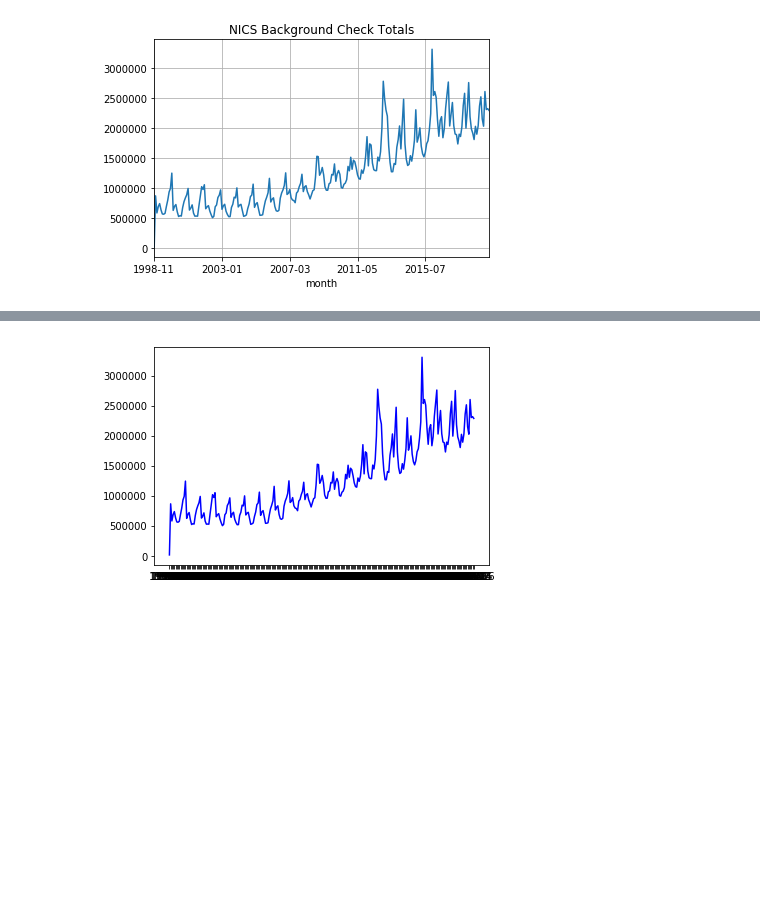
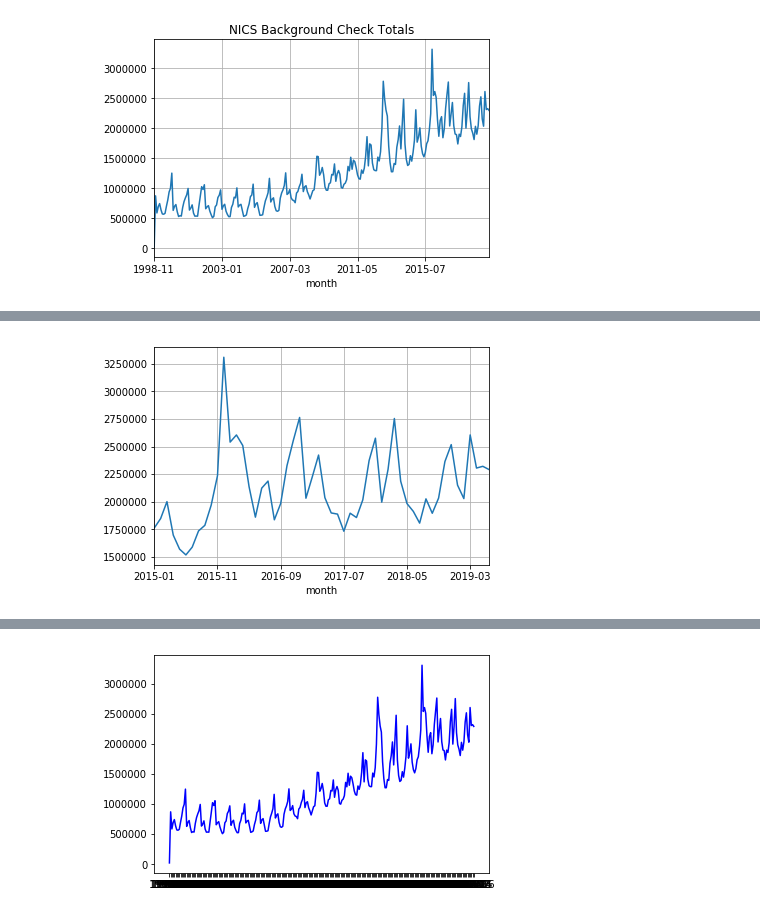
Before and after one commit to vabigdatamover/dream-team, a Jupyter notebook: GraphingFirearms_v1_Mike.ipynb, the cells around one changed output, grey strips where cells are left out. Saved outputs shown, nothing was run; the diff lists cells and outputs as text; code cells hidden in the pictures; blank space fills up the shorter version.

```diff
--- a/GraphingFirearms_v1_Mike.ipynb
+++ b/GraphingFirearms_v1_Mike.ipynb
@@ -79,0 +99,3 @@ plt.savefig('output/t_chk_per_month.png', bbox_inches="tight")
+# %%
+bct_range = bct_data[(bct_data['month'] >='2015-01') & (bct_data['month'] <= '2019-12') ].groupby(['month'])['totals'].sum()
+bct_range.head()
@@ -79,0 +110,8 @@ plt.savefig('output/t_chk_per_month.png', bbox_inches="tight")
+# %%
+ax1 = bct_range.plot.line(x='month', y='totals')
+
+# Adding grid, title, and labels
+plt.grid(True)
+plt.savefig('output/2015_2019_bct.png', bbox_inches="tight")
+# %% [output]
+[figure, added]
```
Also changed, not shown: parts of 7 cells of this notebook, 1 other file.
